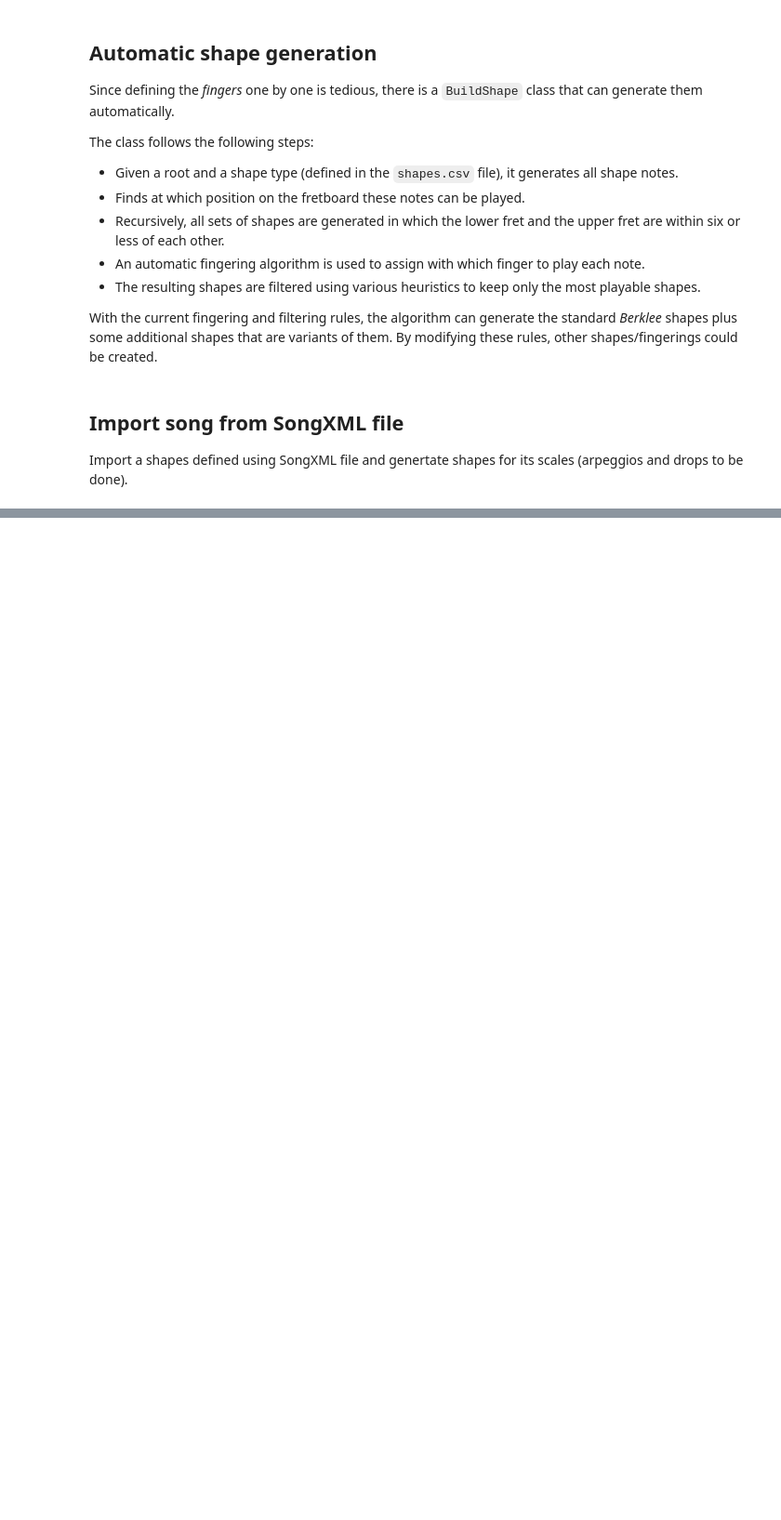
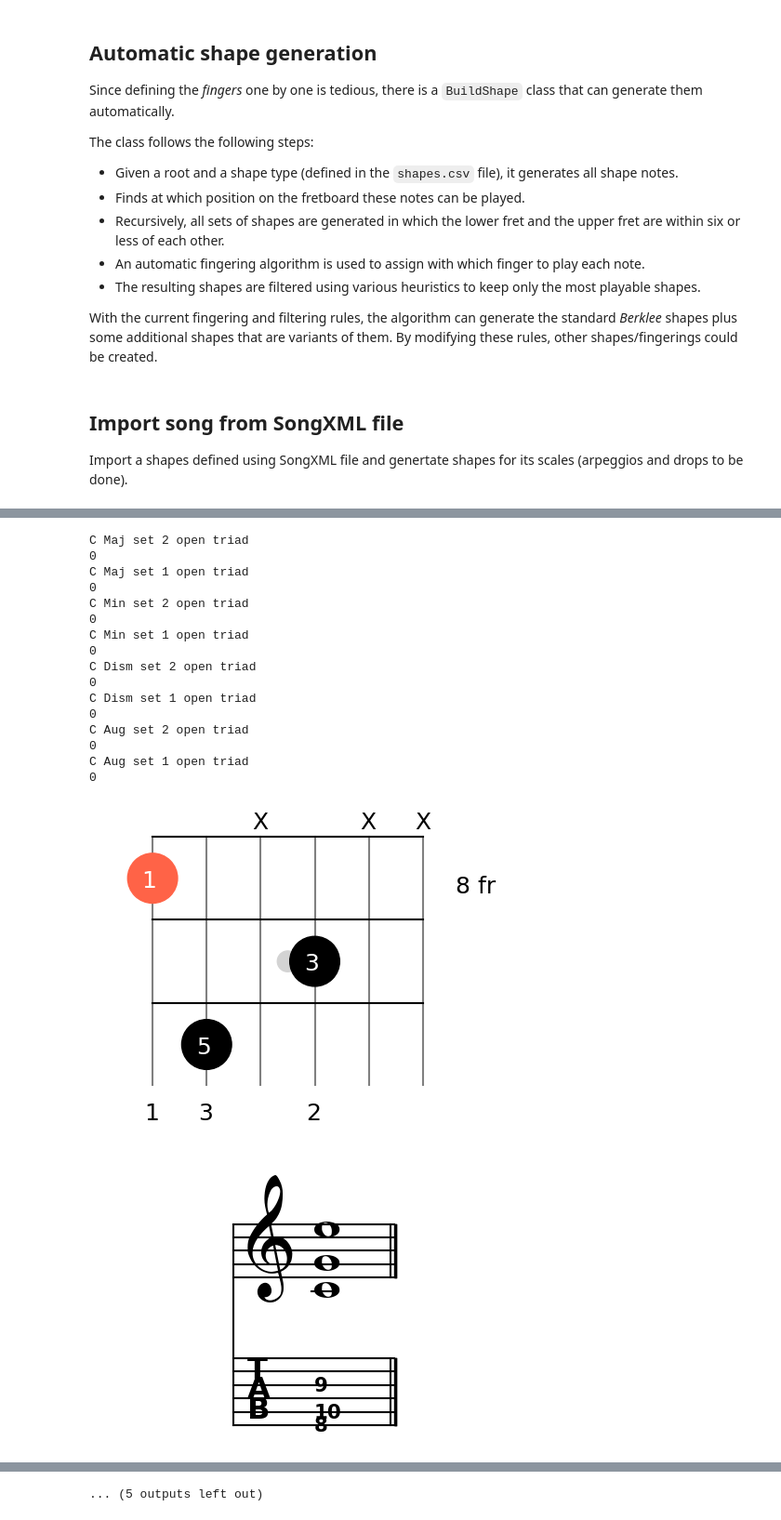
Before and after one commit to narcispr/PyFretboard, a Jupyter notebook: tutorial.ipynb, the cells around one changed output, grey strips where cells are left out. Shown at 93% size. Saved outputs shown, nothing was run; the diff lists cells and outputs as text; code cells hidden in the pictures; blank space fills up the shorter version.

```diff
--- a/tutorial.ipynb
+++ b/tutorial.ipynb
@@ -188,0 +291,37 @@ for t in tones:
+# %%
+from PyFretboard.song import Song
+from PyFretboard.draw_shape import DrawShape
+from PyFretboard.definitions import PyFretboard as PF
+from PyFretboard.draw_score import DrawScore
+
+draw = DrawShape()
+ds = DrawScore()
+song = Song("/home/narcis/PyFretboard/shapes_xml/open_triads.xml")
+
+shapes = song.chord_shapes
+for s in shapes:
+    print(s)
+    f = draw.draw_vertical(shapes[s], text=PF.TEXT_FUNCTION, return_fig=True)
+    f.savefig("open_triad_C_{}.png".format(s), dpi=300, bbox_inches='tight', pad_inches=0)
+    fs = ds.draw(shapes[s], fingering=True, return_fig=True, tab=True)
+    fs.savefig("open_triad_C_score_{}.png".format(s), dpi=600, bbox_inches='tight', pad_inches=0)
+    crop_image("open_triad_C_score_{}.png".format(s))
+# %% [output]
+C Maj set 2 open triad
+0
+C Maj set 1 open triad
+0
+C Min set 2 open triad
+0
+C Min set 1 open triad
+0
+C Dism set 2 open triad
+0
+C Dism set 1 open triad
+0
+C Aug set 2 open triad
+0
+C Aug set 1 open triad
+0
+[figure, added]
+[figure, added]
@@ -188,0 +337 @@ for t in tones:
+... (5 outputs left out)
```
Also changed, not shown: parts of 6 cells of this notebook, 6 other files.
